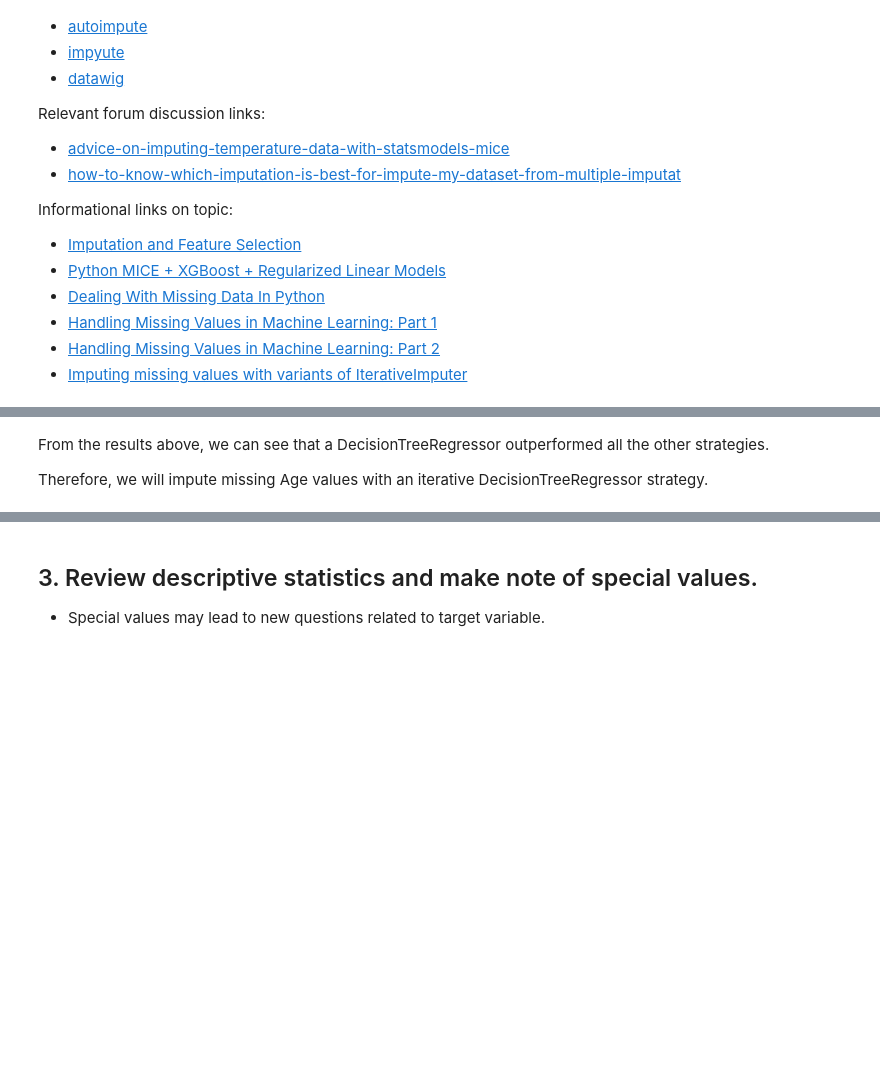
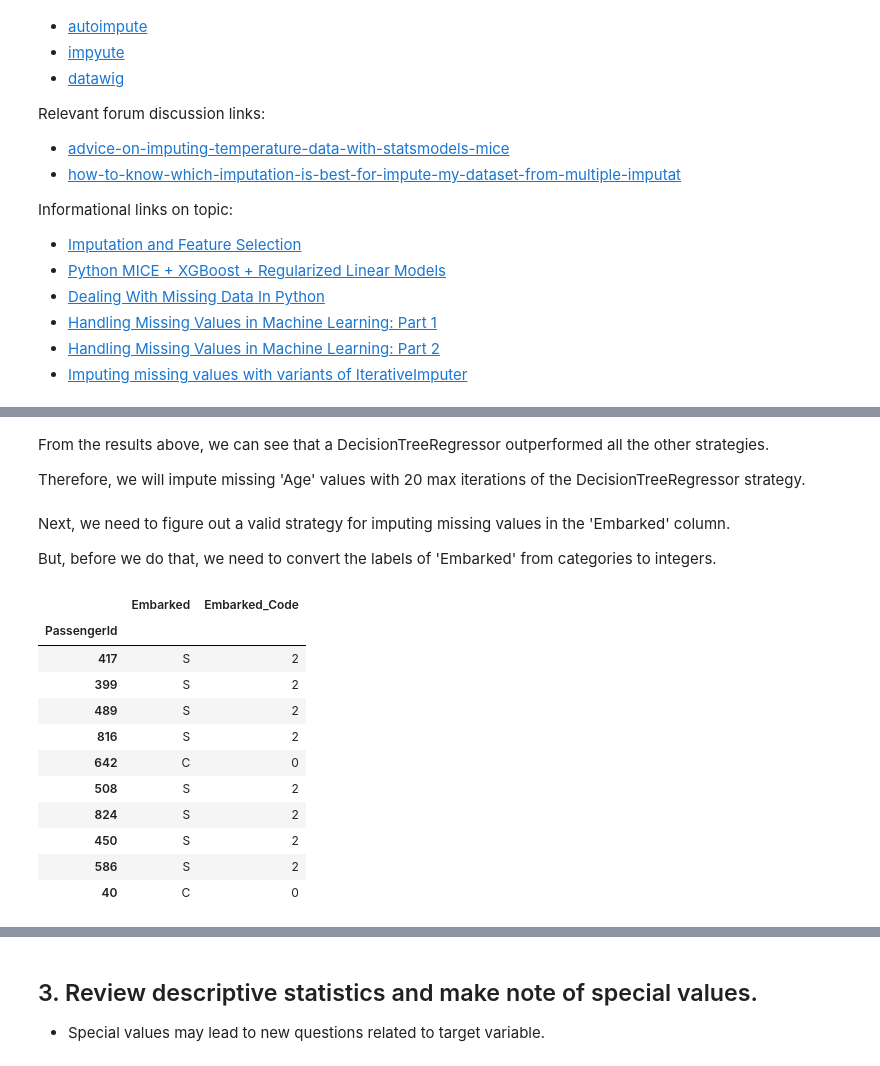
Before and after one commit to chadbartel/Data-Science-Projects, a Jupyter notebook: Titanic/Code/Model/Experiments/Experiment06/eda_titanic_06.ipynb, the cells around one changed output, grey strips where cells are left out. Drawn from its saved outputs; the diff is of its cells as text; code cells hidden in the pictures; blank space fills up the shorter version.

```diff
--- a/Titanic/Code/Model/Experiments/Experiment06/eda_titanic_06.ipynb
+++ b/Titanic/Code/Model/Experiments/Experiment06/eda_titanic_06.ipynb
@@ -417,4 +424,4 @@ dtype: float64
 # %% [markdown]
 From the results above, we can see that a DecisionTreeRegressor outperformed all the other strategies.
 
-Therefore, we will impute missing Age values with an iterative DecisionTreeRegressor strategy.
+Therefore, we will impute missing 'Age' values with 20 max iterations of the DecisionTreeRegressor strategy.
@@ -422,0 +428,28 @@ Therefore, we will impute missing Age values with an iterative DecisionTreeRegre
+# %% [markdown]
+Next, we need to figure out a valid strategy for imputing missing values in the 'Embarked' column.
+
+But, before we do that, we need to convert the labels of 'Embarked' from categories to integers.
+# %%
+from sklearn.preprocessing import LabelEncoder
+
+# Make transformer object
+lb_emb = LabelEncoder()
+
+# Fit & transform category to integer
+df_train['Embarked_Code'] = lb_emb.fit_transform(df_train['Embarked'].astype(str))
+
+# Review results
+df_train[['Embarked', 'Embarked_Code']].sample(10)
+# %% [output]
+|  | Embarked | Embarked_Code |
+| PassengerId |  |  |
+| 417 | S | 2 |
+| 399 | S | 2 |
+| 489 | S | 2 |
+| 816 | S | 2 |
+| 642 | C | 0 |
+| 508 | S | 2 |
+| 824 | S | 2 |
+| 450 | S | 2 |
+| 586 | S | 2 |
+| 40 | C | 0 |
```
Also changed, not shown: parts of 12 cells of this notebook.
